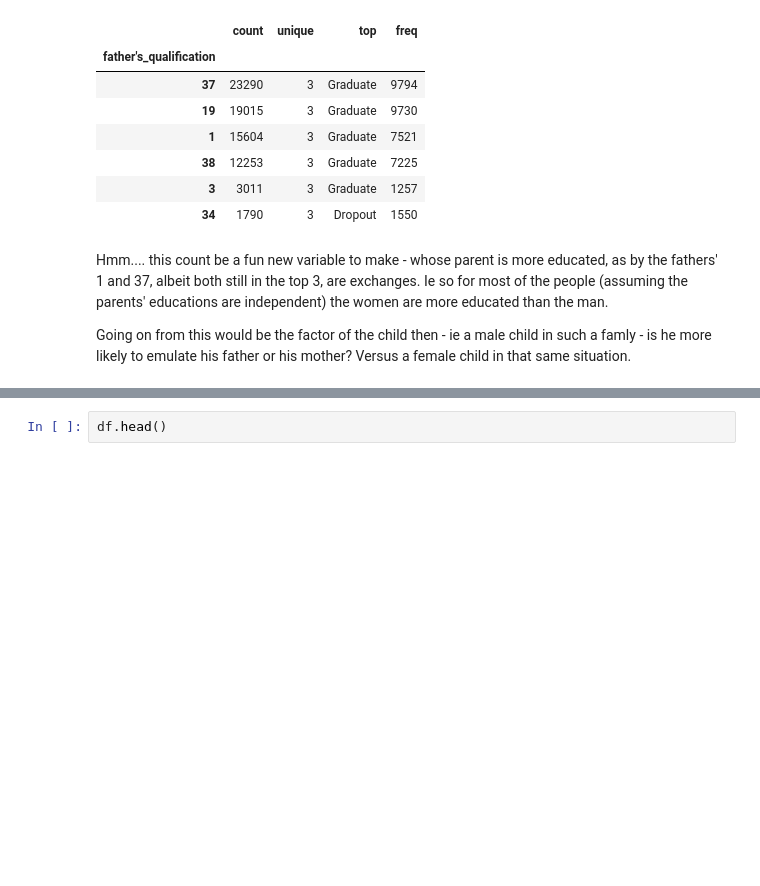
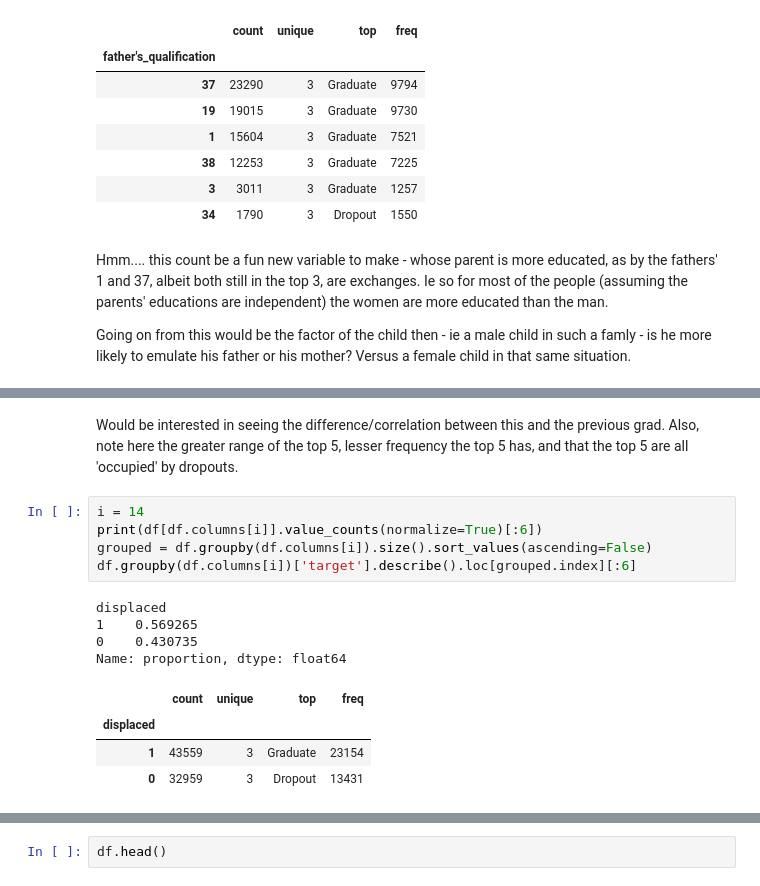
Before and after one commit to bwolff26/academic_success, a Jupyter notebook: code/ceda_i.ipynb, the cells around one changed output, grey strips where cells are left out. Cells and saved outputs as stored; diff of their text form; blank space fills up the shorter version.

```diff
--- a/code/ceda_i.ipynb
+++ b/code/ceda_i.ipynb
@@ -364,0 +446,16 @@ Going on from this would be the factor of the child then - ie a male child in su
+# %% [markdown]
+Would be interested in seeing the difference/correlation between this and the previous grad. Also, note here the greater range of the top 5, lesser frequency the top 5 has, and that the top 5 are all 'occupied' by dropouts.
+# %%
+i = 14
+print(df[df.columns[i]].value_counts(normalize=True)[:6])
+grouped = df.groupby(df.columns[i]).size().sort_values(ascending=False)
+df.groupby(df.columns[i])['target'].describe().loc[grouped.index][:6]
+# %% [output]
+displaced
+1    0.569265
+0    0.430735
+Name: proportion, dtype: float64
+|  | count | unique | top | freq |
+| displaced |  |  |  |  |
+| 1 | 43559 | 3 | Graduate | 23154 |
+| 0 | 32959 | 3 | Dropout | 13431 |
```
Also changed, not shown: parts of 20 cells of this notebook.
